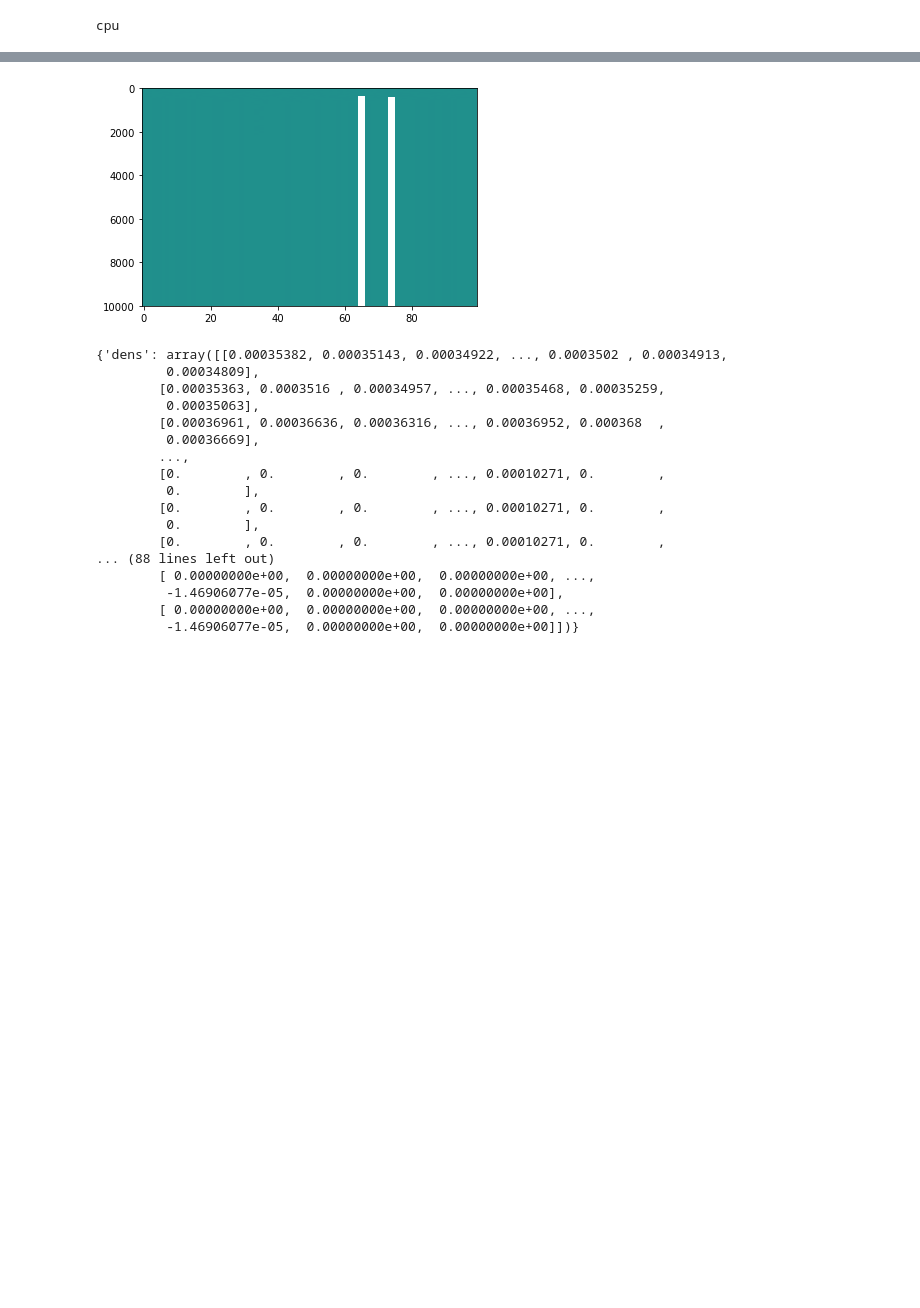
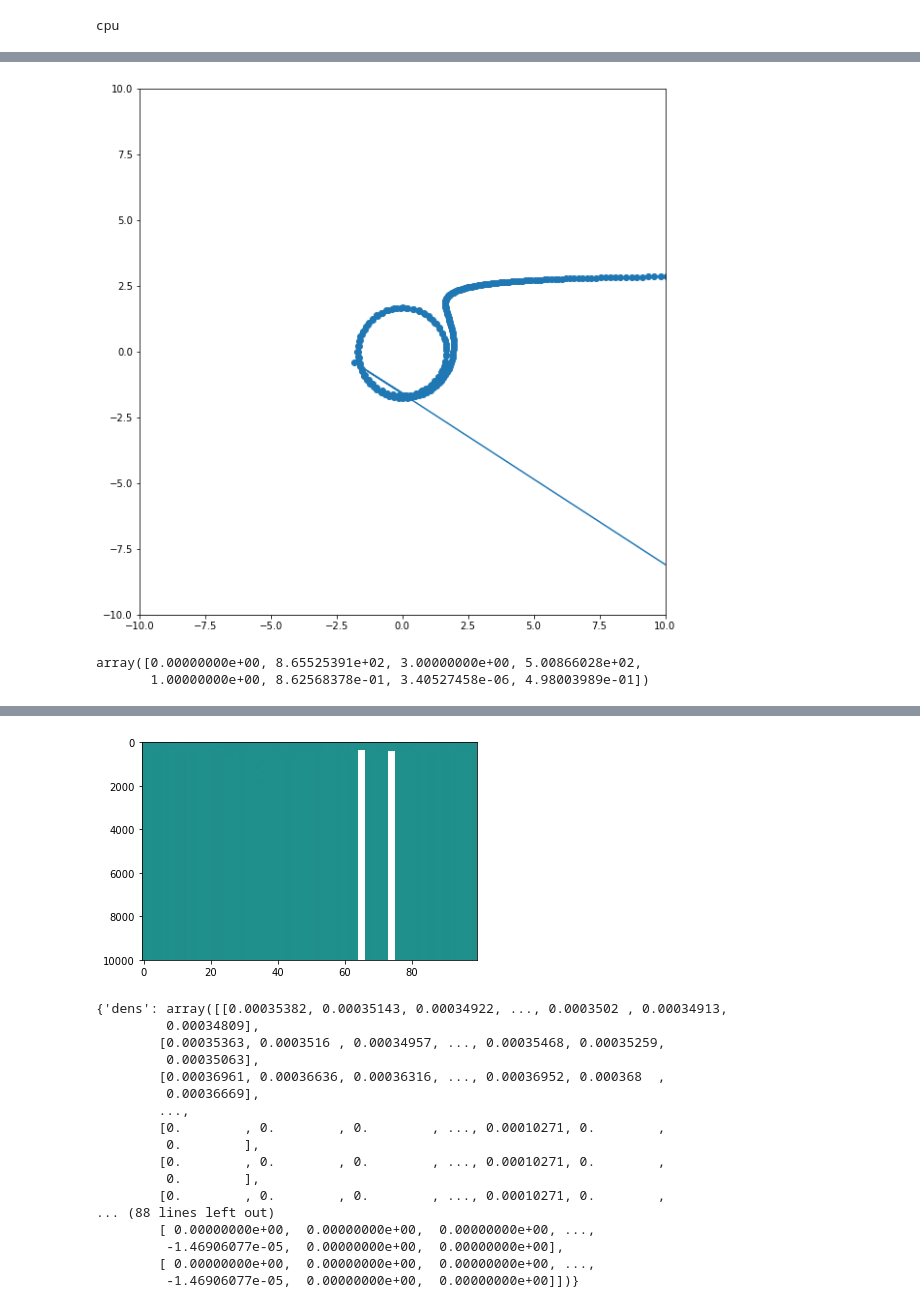
Before and after one commit to liamedeiros/Mahakala, a Jupyter notebook: demos/grmhd.ipynb, the cells around one changed output, grey strips where cells are left out. Drawn from its saved outputs; the diff is of its cells as text; code cells hidden in the pictures; blank space fills up the shorter version.

```diff
--- a/demos/grmhd.ipynb
+++ b/demos/grmhd.ipynb
@@ -104,0 +181,14 @@ ax1.imshow(final_image)
+# %%
+plt.figure(figsize=(10, 10), facecolor='w')
+
+ax1 = plt.subplot(1, 1, 1)
+
+ax1.plot(xs[:, 65], ys[:, 65], '-o')
+
+plim = 10
+ax1.set_xlim(-plim, plim)
+ax1.set_ylim(-plim, plim)
+
+ax1.set_aspect('equal')
+# %% [output]
+[figure, added]
@@ -104,0 +205,5 @@ ax1.imshow(final_image)
+# %%
+s0[65]
+# %% [output]
+array([0.00000000e+00, 8.65525391e+02, 3.00000000e+00, 5.00866028e+02,
+       1.00000000e+00, 8.62568378e-01, 3.40527458e-06, 4.98003989e-01])
```
Also changed, not shown: parts of 27 cells of this notebook, 2 other files.
